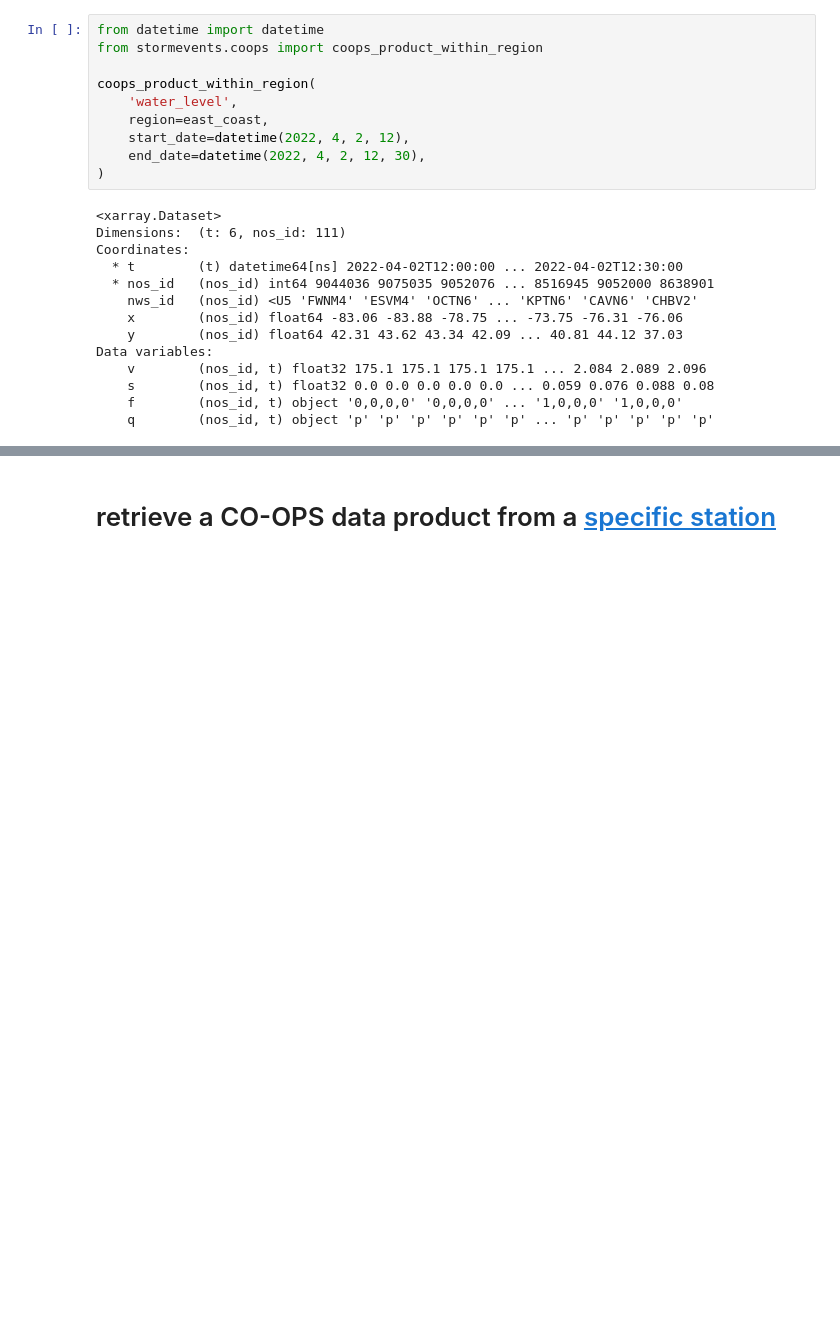
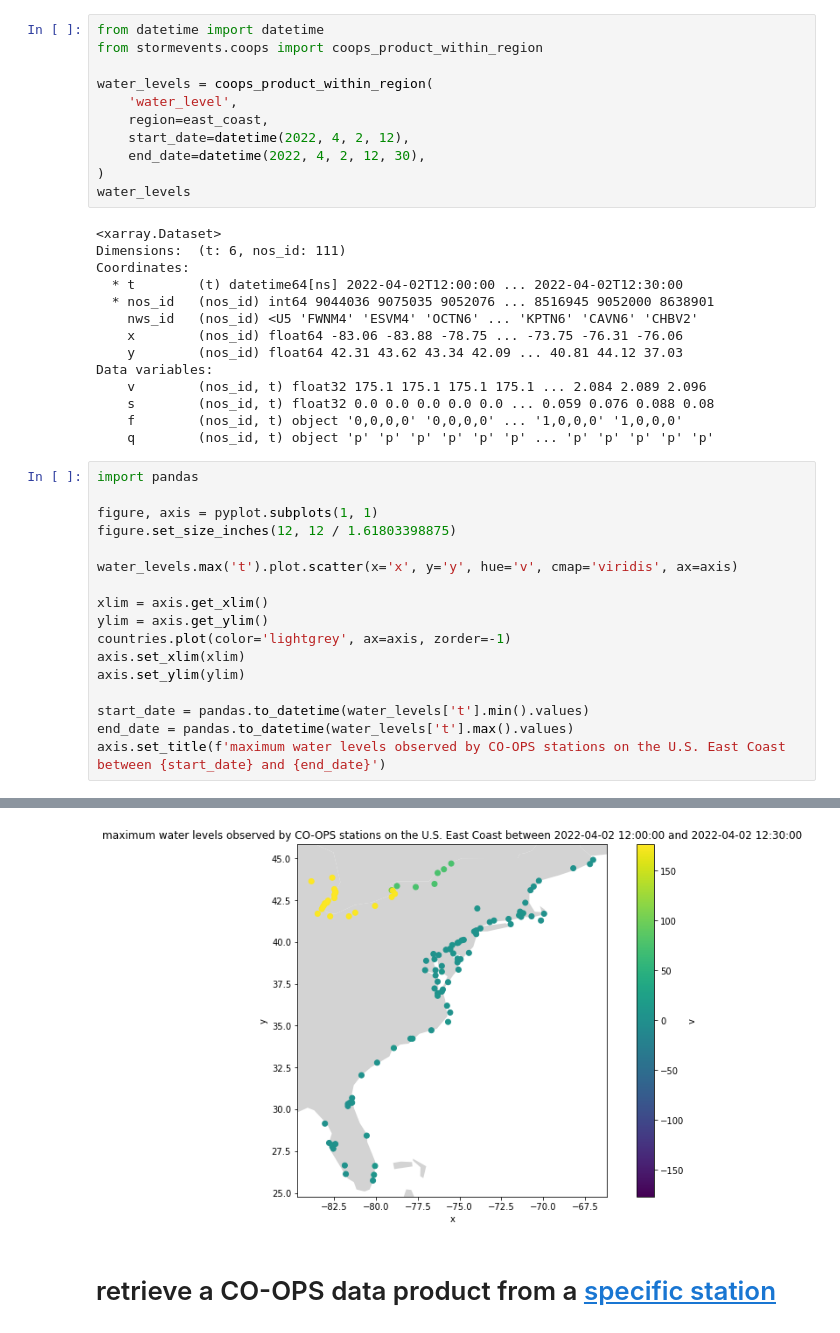
Before and after one commit to oceanmodeling/StormEvents, a Jupyter notebook: examples/example_2.ipynb, the cells around one changed output, grey strips where cells are left out. Saved outputs shown, nothing was run; the diff lists cells and outputs as text; blank space fills up the shorter version.

Commit message:
update plots in example 2

```diff
--- a/examples/example_2.ipynb
+++ b/examples/example_2.ipynb
@@ -88,12 +88,13 @@ Text(0.5, 1.0, 'CO-OPS stations on the U.S. East Coast')
 from datetime import datetime
 from stormevents.coops import coops_product_within_region
 
-coops_product_within_region(
+water_levels = coops_product_within_region(
     'water_level',
     region=east_coast,
     start_date=datetime(2022, 4, 2, 12),
     end_date=datetime(2022, 4, 2, 12, 30),
 )
+water_levels
 # %% [output]
 <xarray.Dataset>
 Dimensions:  (t: 6, nos_id: 111)
@@ -108,3 +109,21 @@ Data variables:
     s        (nos_id, t) float32 0.0 0.0 0.0 0.0 0.0 ... 0.059 0.076 0.088 0.08
     f        (nos_id, t) object '0,0,0,0' '0,0,0,0' ... '1,0,0,0' '1,0,0,0'
     q        (nos_id, t) object 'p' 'p' 'p' 'p' 'p' 'p' ... 'p' 'p' 'p' 'p' 'p'
+# %%
+import pandas
+
+figure, axis = pyplot.subplots(1, 1)
+figure.set_size_inches(12, 12 / 1.61803398875)
+
+water_levels.max('t').plot.scatter(x='x', y='y', hue='v', cmap='viridis', ax=axis)
+
+xlim = axis.get_xlim()
+ylim = axis.get_ylim()
+countries.plot(color='lightgrey', ax=axis, zorder=-1)
+axis.set_xlim(xlim)
+axis.set_ylim(ylim)
+
+start_date = pandas.to_datetime(water_levels['t'].min().values)
+end_date = pandas.to_datetime(water_levels['t'].max().values)
+axis.set_title(f'maximum water levels observed by CO-OPS stations on the U.S. East Coast between {start_date} and {end_date}')
+# %% [output]
@@ -111,3 +131,4 @@ Data variables:
+[figure, added]
 # %% [markdown]
 # retrieve a CO-OPS data product from a [specific station](https://stormevents.readthedocs.io/en/latest/coops.html#stormevents.coops.tidalstations.COOPS_Station)
 # %%
```
Also changed, not shown: parts of 3 cells of this notebook.
